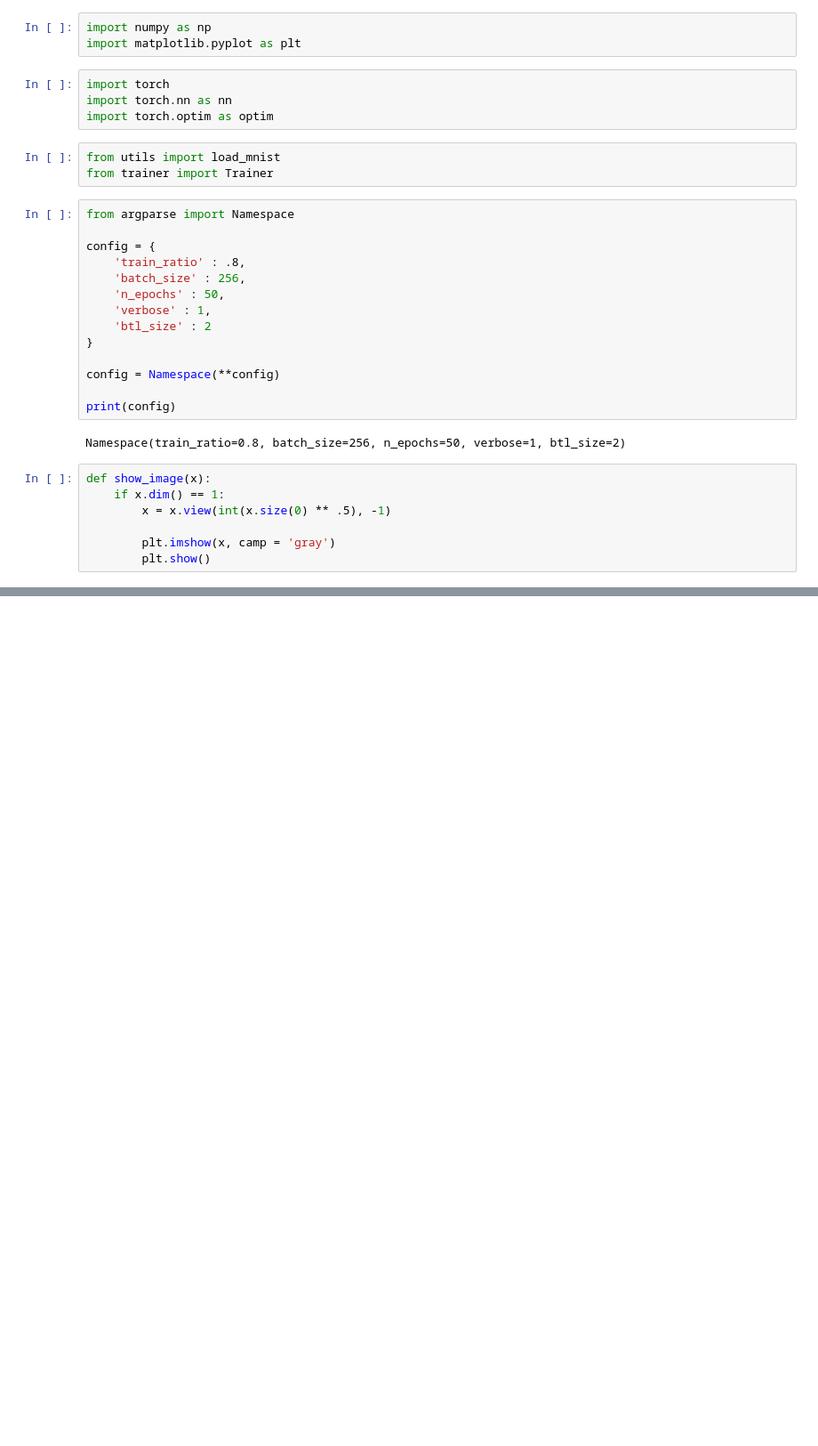
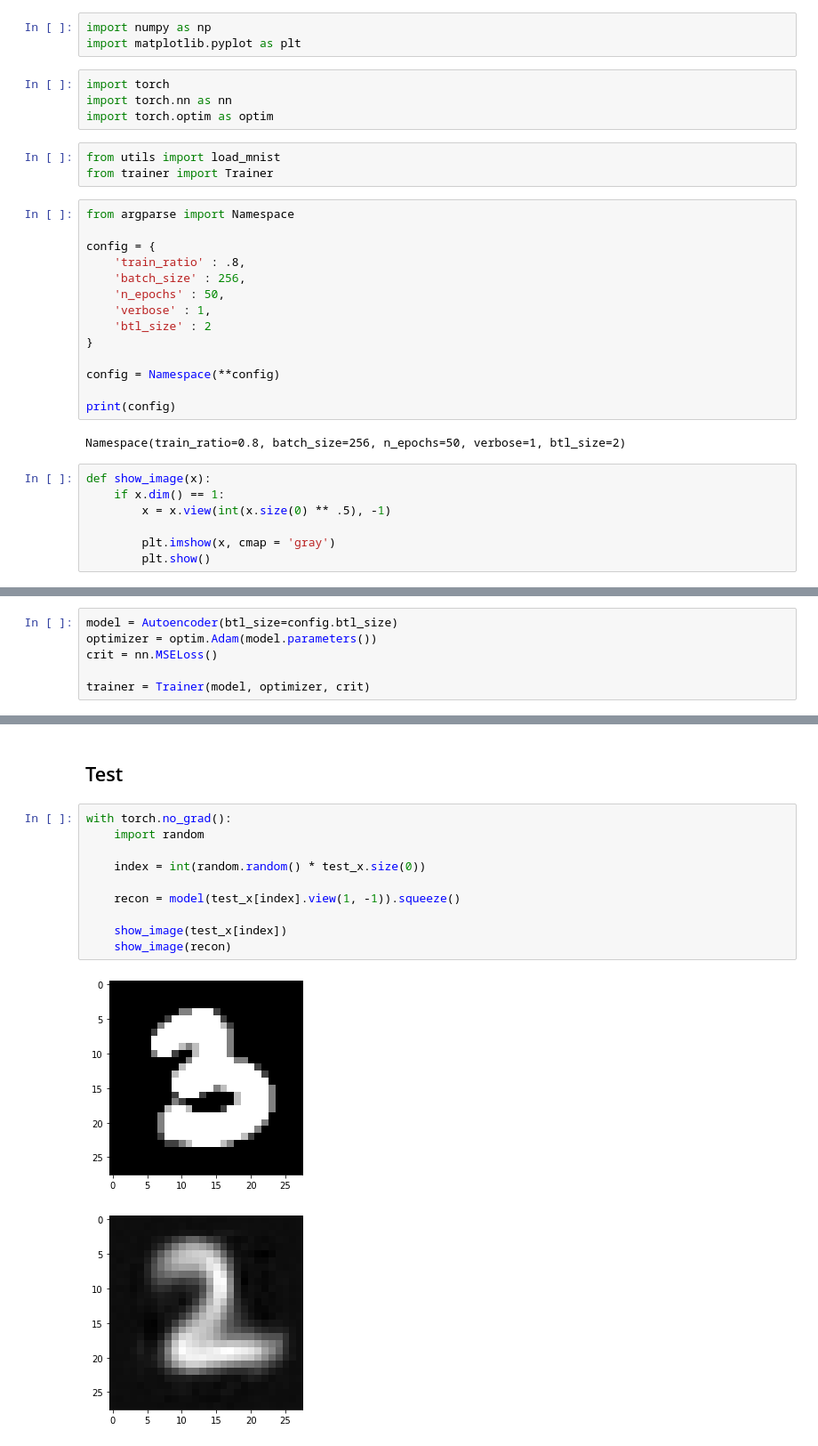
Before and after one commit to Sadnesstt/DL_Intermediate, a Jupyter notebook: autoencoder.ipynb, the cells around one changed output, grey strips where cells are left out. Shown: that part at 89% size. Cells and saved outputs as stored; diff of their text form; blank space fills up the shorter version.

```diff
--- a/autoencoder.ipynb
+++ b/autoencoder.ipynb
@@ -29,7 +29,7 @@ def show_image(x):
     if x.dim() == 1:
         x = x.view(int(x.size(0) ** .5), -1)
 
-        plt.imshow(x, camp = 'gray')
+        plt.imshow(x, cmap = 'gray')
         plt.show()
 # %%
 train_x, train_y = load_mnist(flatten = True)
@@ -45,0 +63,6 @@ train_x, valid_x = torch.index_select(
+# %%
+model = Autoencoder(btl_size=config.btl_size)
+optimizer = optim.Adam(model.parameters())
+crit = nn.MSELoss()
+
+trainer = Trainer(model, optimizer, crit)
@@ -45,0 +90,15 @@ train_x, valid_x = torch.index_select(
+# %% [markdown]
+## Test
+# %%
+with torch.no_grad():
+    import random
+
+    index = int(random.random() * test_x.size(0))
+
+    recon = model(test_x[index].view(1, -1)).squeeze()
+
+    show_image(test_x[index])
+    show_image(recon)
+# %% [output]
+[figure, added]
+[figure, added]
```
Also changed, not shown: parts of 6 cells of this notebook, 1 other file.
